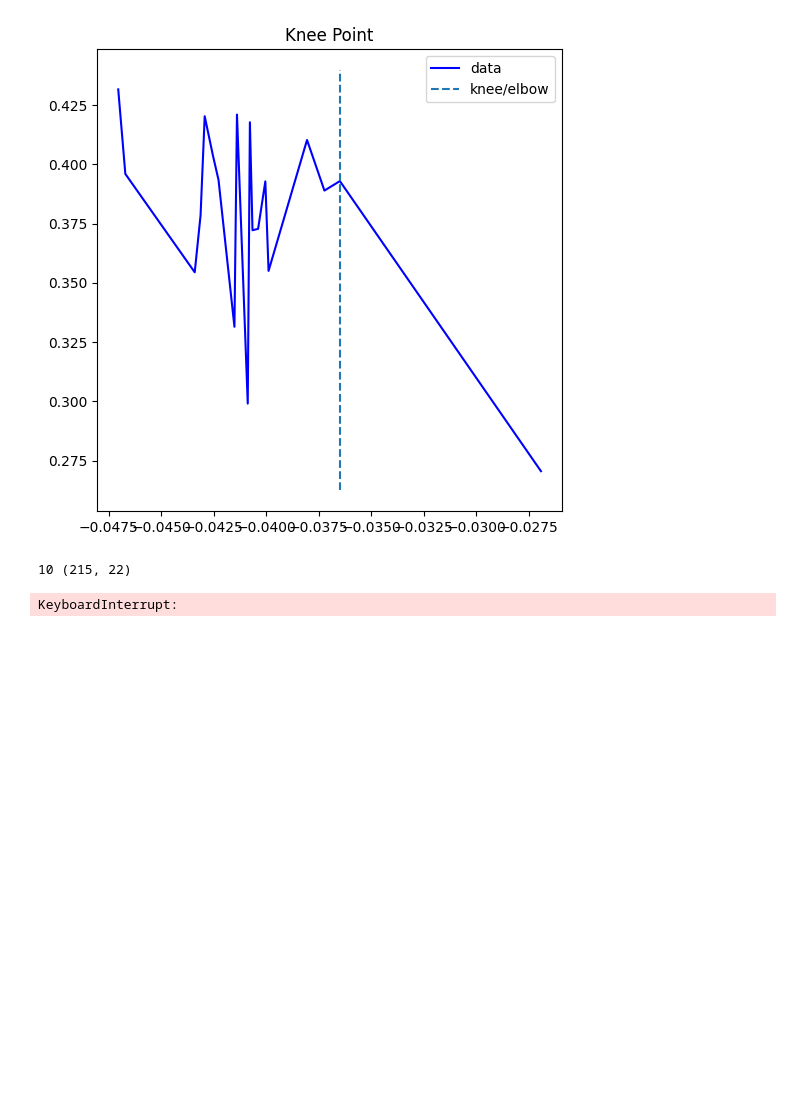
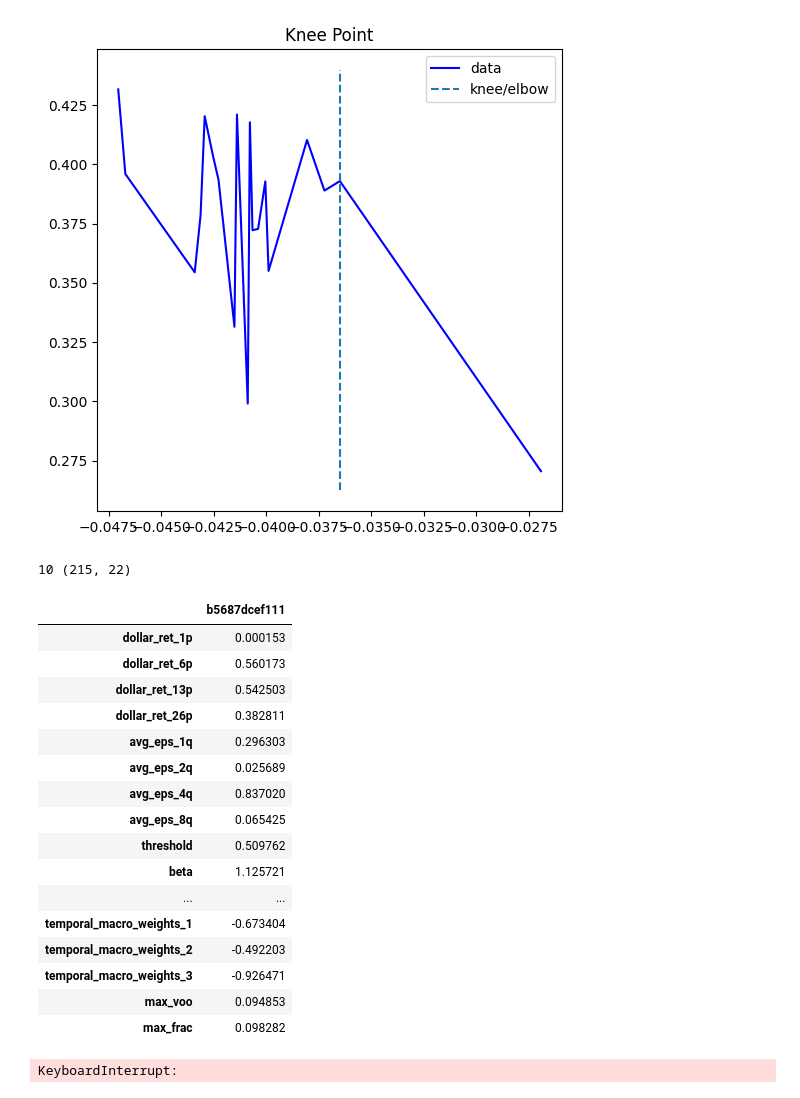
Before and after one commit to jeffdiamonddw/investment_strategy_7, a Jupyter notebook: notebooks/2d_3obj.ipynb, the cells around one changed output. Saved outputs shown, nothing was run; the diff lists cells and outputs as text; code cells hidden in the pictures; blank space fills up the shorter version.

```diff
--- a/notebooks/2d_3obj.ipynb
+++ b/notebooks/2d_3obj.ipynb
@@ -124,6 +124,24 @@ b5687dcef111
 # %%
 df_pop = pd.read_parquet('s3://jdinvestment/{}/populations/gen_99.parquet'.format(run_name))
 
 print(np.where(df_pop.index == sim_id)[0][0], df_pop.shape)
+df_pop.loc[df_pop.index == sim_id].transpose()
 # %% [output]
 10 (215, 22)
+|  | b5687dcef111 |
+| dollar_ret_1p | 0.000153 |
+| dollar_ret_6p | 0.560173 |
+| dollar_ret_13p | 0.542503 |
+| dollar_ret_26p | 0.382811 |
+| avg_eps_1q | 0.296303 |
+| avg_eps_2q | 0.025689 |
+| avg_eps_4q | 0.837020 |
+| avg_eps_8q | 0.065425 |
+| threshold | 0.509762 |
+| beta | 1.125721 |
+| ... | ... |
+| temporal_macro_weights_1 | -0.673404 |
+| temporal_macro_weights_2 | -0.492203 |
+| temporal_macro_weights_3 | -0.926471 |
+| max_voo | 0.094853 |
+| max_frac | 0.098282 |
```
Also changed, not shown: parts of 1 cell of this notebook, 3 other files.
